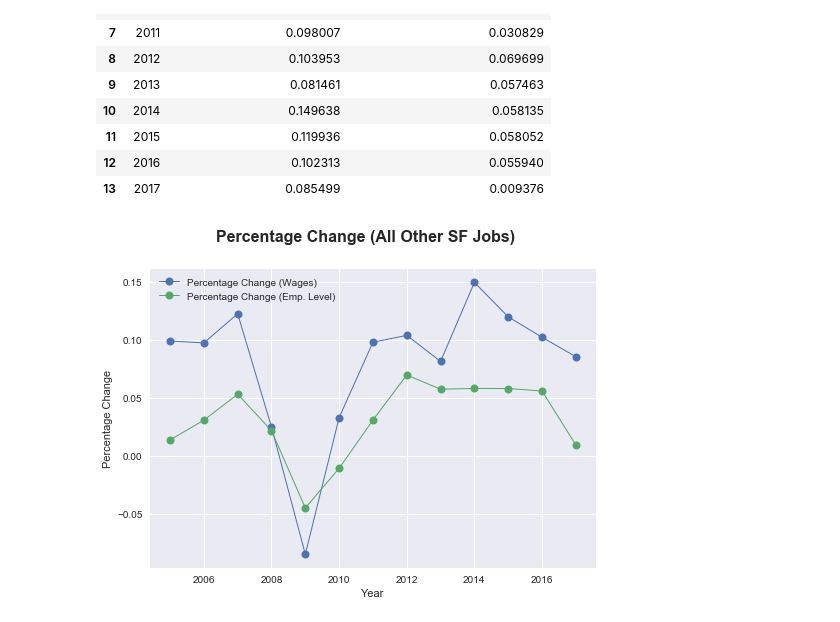
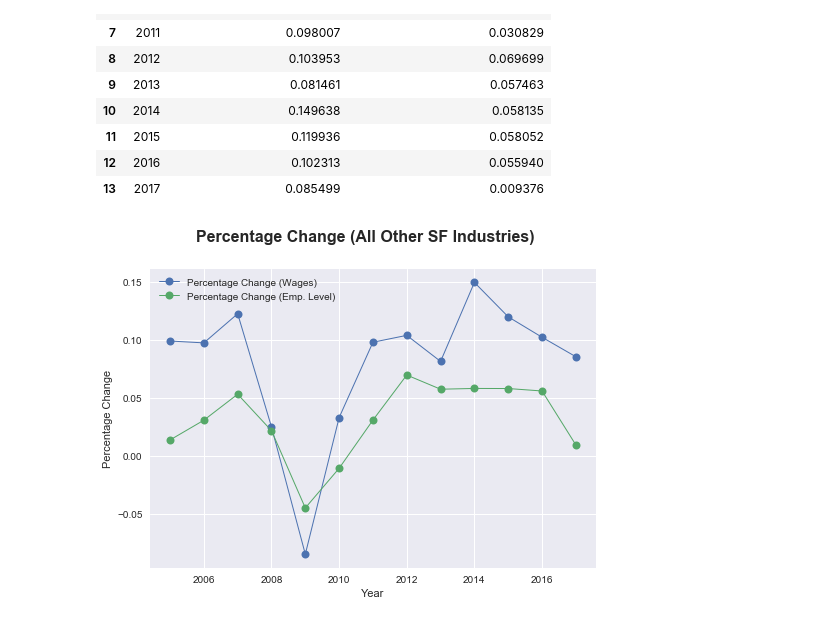
Before and after one commit to nalehc/Team_Four, a Jupyter notebook: data_collection_allother/Employment_Data_SF_AllOther.ipynb, the cells around one changed output. Drawn from its saved outputs; the diff is of its cells as text; code cells hidden in the pictures.

```diff
--- a/data_collection_allother/Employment_Data_SF_AllOther.ipynb
+++ b/data_collection_allother/Employment_Data_SF_AllOther.ipynb
@@ -177,16 +177,16 @@ percentage_change_df
 | 13 | 2017 | 0.085499 | 0.009376 |
 # %%
 fig, ax1 = plt.subplots(1, sharex=True, sharey= True)
-fig.suptitle("Percentage Change (All Other SF Jobs)", fontsize=16,
+fig.suptitle("Percentage Change (All Other SF Industries)", fontsize=16,
              fontweight="bold")
 
 #ax1.set_xlim(min(year), max(year))
 ax1.plot(percentage_change_df['Year'], percentage_change_df['Percentage Change (Wages)'], linewidth=1, marker="o", markersize=8)
 ax1.plot(percentage_change_df['Year'], percentage_change_df['Percentage Change (Emp. Level)'], linewidth=1, marker="o", markersize=8)
 ax1.set_ylabel("Percentage Change")
 ax1.set_xlabel("Year")
 plt.legend()
 plt.savefig("Percent_changes_SF_allOther.png")
 plt.show()
 # %% [output]
-[figure, old version]
+[figure, new version]
```
Also changed, not shown: parts of 1 cell of this notebook, 3 other files.
